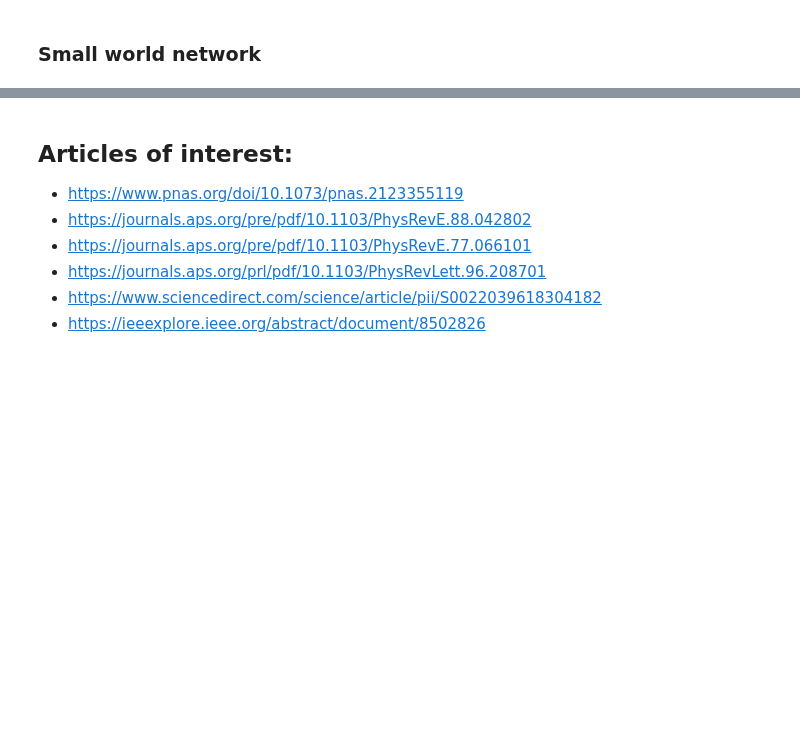
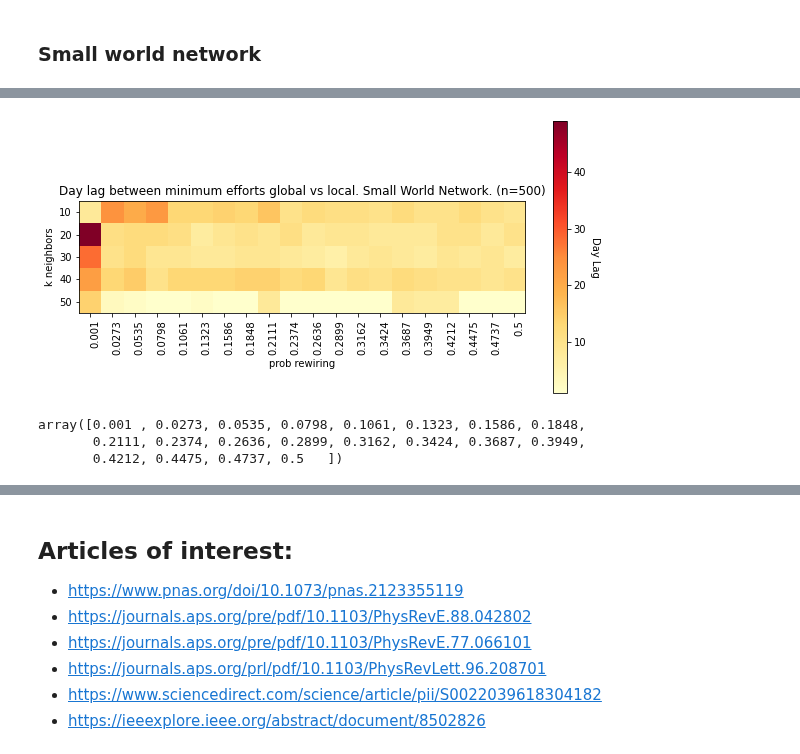
Before and after one commit to JimmyCalvoMonge/AdaptiveNetworks, a Jupyter notebook: network_experiments.ipynb, the cells around one changed output, grey strips where cells are left out. Cells and saved outputs as stored; diff of their text form; code cells hidden in the pictures; blank space fills up the shorter version.

```diff
--- a/network_experiments.ipynb
+++ b/network_experiments.ipynb
@@ -703,0 +716,57 @@ plt.show()
+# %%
+dat_ = pd.DataFrame({})
+
+for m in bepidist_data_sw['m'].unique():
+    for ped in bepidist_data_sw['ped'].unique():
+
+        bepidist = bepidist_data_sw[(bepidist_data_sw['m']==m) & (bepidist_data_sw['ped']==ped)]
+        mean_all = bepidist['edgecount_mean'].astype(float).tolist()
+        mean_sus = bepidist['suscedgecount_mean'].astype(float).tolist()
+        day_lag = np.nanargmin(mean_sus) - np.nanargmin(mean_all)
+
+        dat_ = pd.concat([dat_, pd.DataFrame({
+            'm': [int(m)],
+            'ped': [ped],
+            'day_lag': [day_lag]
+        })], ignore_index=True)
+# %%
+plot1_data = dat_.pivot(index='ped', columns='m', values='day_lag')
+
+# Labels
+xlabs = list(plot1_data.index)
+ylabs = plot1_data.columns.tolist()
+data = np.transpose(np.abs(plot1_data.values))
+
+# Heat map
+fig, ax = plt.subplots()
+im = ax.imshow(data, cmap = "YlOrRd")
+
+ax.figure.set_size_inches(10, 5)
+
+# Add the labels
+# We want to show all ticks...
+ax.set_xticks(np.arange(len(xlabs)))
+ax.set_yticks(np.arange(len(ylabs)))
+# ... and label them with the respective list entries
+ax.set_xticklabels(xlabs)
+ax.set_yticklabels(ylabs)
+
+# Rotate the labels of the X-axis
+plt.setp(ax.get_xticklabels(), rotation = 90,
+         ha = "right", rotation_mode = "anchor")
+
+# Add the color bar
+cbar = ax.figure.colorbar(im, ax = ax)
+cbar.ax.set_ylabel("Day Lag", rotation = -90, va = "bottom")
+plt.title(f"Day lag between minimum efforts global vs local. Small World Network. (n=500)")
+plt.xlabel("prob rewiring")
+plt.ylabel("k neighbors")
+plt.show()
+# %% [output]
+[figure, added]
+# %%
+bepidist_data_sw['ped'].unique()
+# %% [output]
+array([0.001 , 0.0273, 0.0535, 0.0798, 0.1061, 0.1323, 0.1586, 0.1848,
+       0.2111, 0.2374, 0.2636, 0.2899, 0.3162, 0.3424, 0.3687, 0.3949,
+       0.4212, 0.4475, 0.4737, 0.5   ])
```
Also changed, not shown: parts of 6 cells of this notebook.
